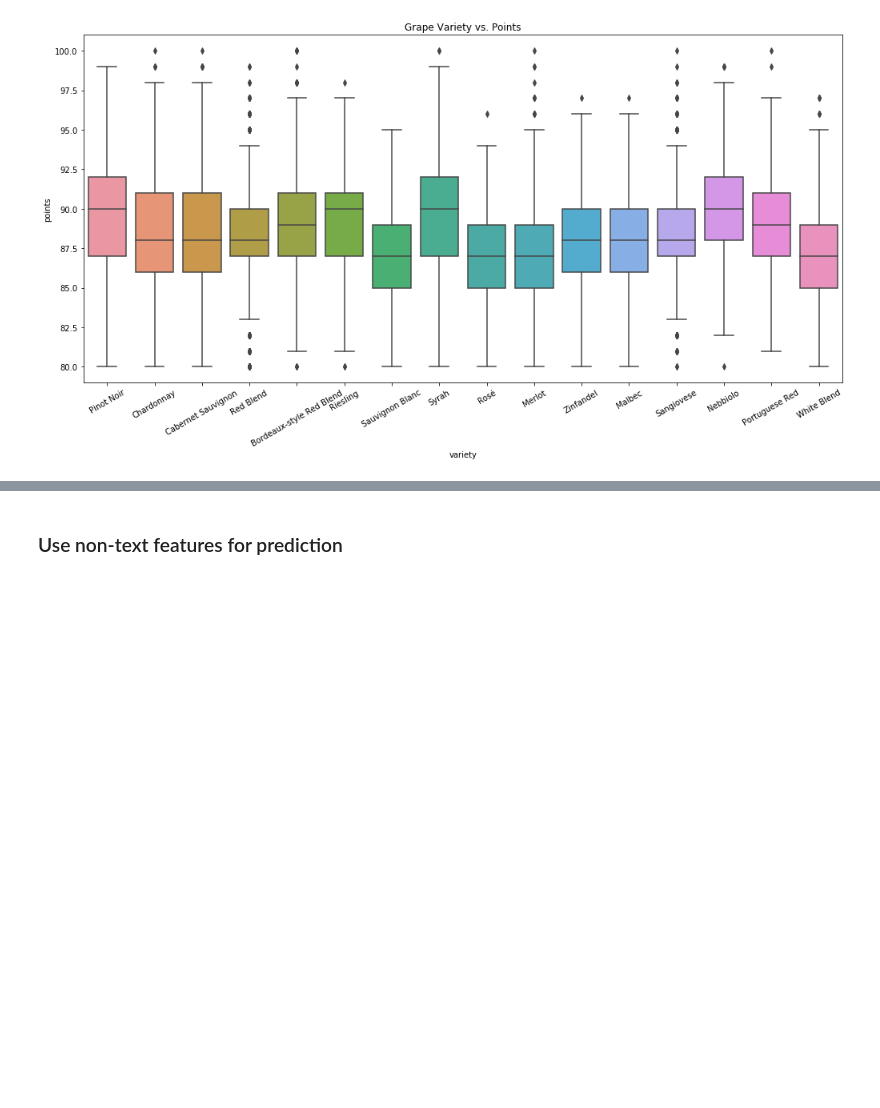
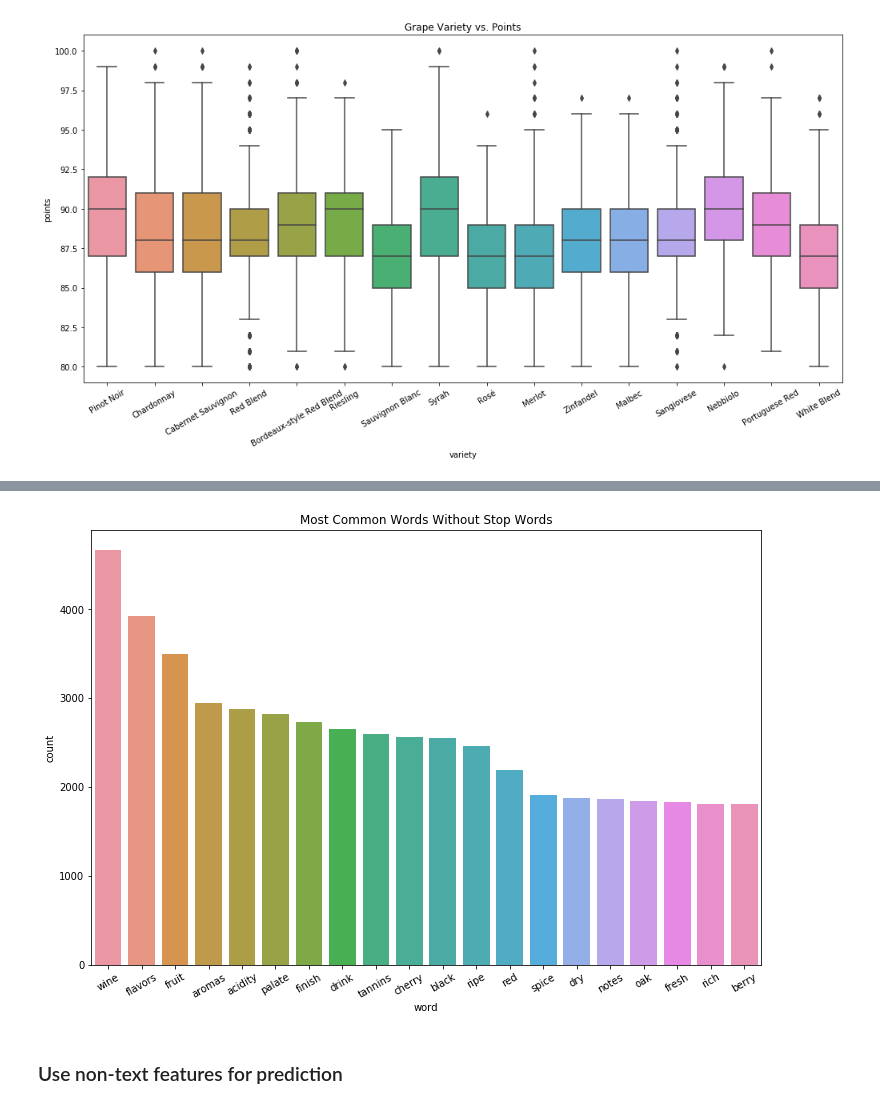
Before and after one commit to maxpeng041/wine-rating-analysis, a Jupyter notebook: wine_rating_analysis.ipynb, the cells around one changed output, grey strips where cells are left out. Saved outputs shown, nothing was run; the diff lists cells and outputs as text; code cells hidden in the pictures; blank space fills up the shorter version.

```diff
--- a/wine_rating_analysis.ipynb
+++ b/wine_rating_analysis.ipynb
@@ -146,3 +179,22 @@ variety_plot.set_xticklabels(variety_plot.get_xticklabels(), rotation=30);
+# %%
+X_text = data['description']
+def get_top_n_words(corpus, n=None):
+    vec = TfidfVectorizer(stop_words = 'english').fit(X_text)
+    bag_of_words = vec.transform(X_text)
+    sum_words = bag_of_words.sum(axis=0)
+    words_freq = [(word, sum_words[0, idx]) for word, idx in vec.vocabulary_.items()]
+    words_freq =sorted(words_freq, key = lambda x: x[1], reverse=True)
+    return words_freq[:n]
+common_words = get_top_n_words(data['description'], 20)
+
+top_word_count = pd.DataFrame(common_words, columns = ['word' , 'count'])
+# %%
+plt.figure(figsize=(12,8))
+top_word_count_plot = sns.barplot(x='word', y='count', data=top_word_count)
+top_word_count_plot.set_title('Most Common Words Without Stop Words')
+top_word_count_plot.set_xticklabels(top_word_count_plot.get_xticklabels(), rotation=30);
+# %% [output]
+[figure, added]
 # %% [markdown]
 ### Use non-text features for prediction
 # %%
```
Also changed, not shown: parts of 10 cells of this notebook.
